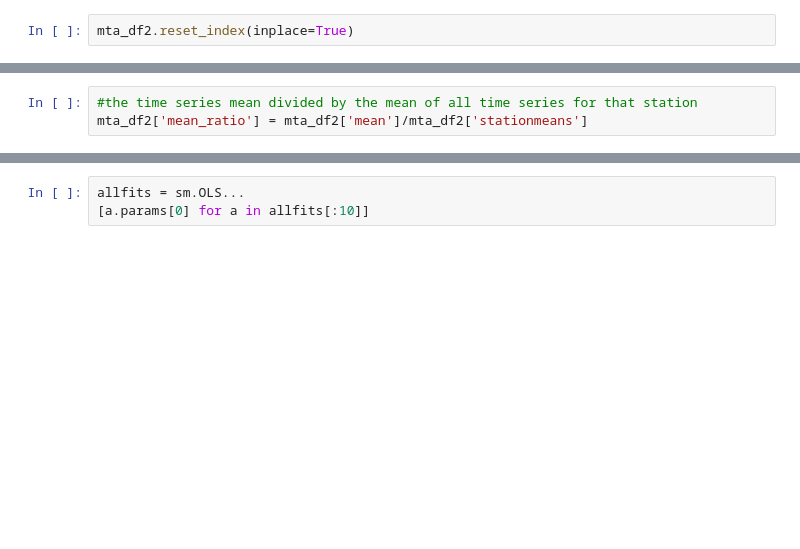
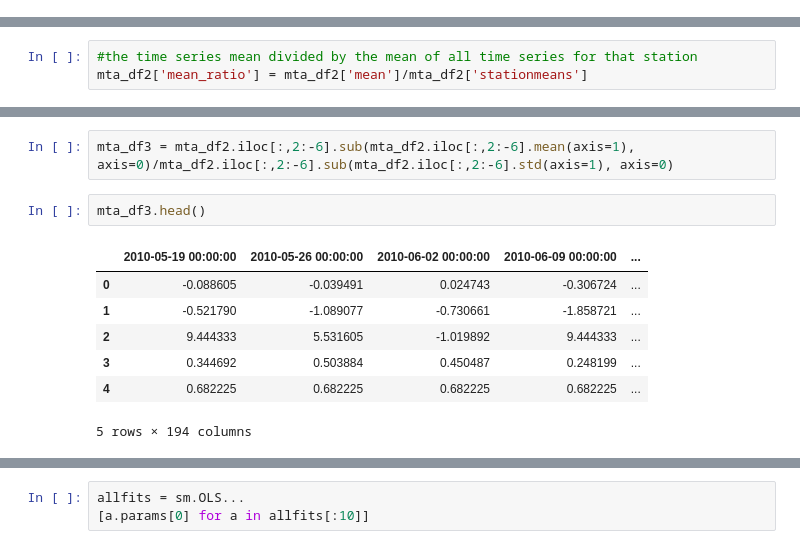
Before and after one commit to samjfalk/PUI2018_sjf374, a Jupyter notebook: HW11_sjf374/HW11_sjf374.ipynb, the cells around one changed output, grey strips where cells are left out. Saved outputs shown, nothing was run; the diff lists cells and outputs as text; blank space fills up the shorter version.

```diff
--- a/HW11_sjf374/HW11_sjf374.ipynb
+++ b/HW11_sjf374/HW11_sjf374.ipynb
@@ -743,5 +714,3 @@ mta_df2.loc[['47']].values.mean()
-# %%
-mta_df2.reset_index(inplace=True)
 # %%
 mta_df2[mta_df2['stations'] == '47'].iloc[:,2:10].values.mean()
 # %% [output]
@@ -861,0 +810,12 @@ Text(0, 0.5, 'standardized number of rides')
+# %%
+mta_df3 = mta_df2.iloc[:,2:-6].sub(mta_df2.iloc[:,2:-6].mean(axis=1), axis=0)/mta_df2.iloc[:,2:-6].sub(mta_df2.iloc[:,2:-6].std(axis=1), axis=0)
+# %%
+mta_df3.head()
+# %% [output]
+|  | 2010-05-19 00:00:00 | 2010-05-26 00:00:00 | 2010-06-02 00:00:00 | 2010-06-09 00:00:00 | ... |
+| 0 | -0.088605 | -0.039491 | 0.024743 | -0.306724 | ... |
+| 1 | -0.521790 | -1.089077 | -0.730661 | -1.858721 | ... |
+| 2 | 9.444333 | 5.531605 | -1.019892 | 9.444333 | ... |
+| 3 | 0.344692 | 0.503884 | 0.450487 | 0.248199 | ... |
+| 4 | 0.682225 | 0.682225 | 0.682225 | 0.682225 | ... |
+5 rows × 194 columns
```
Also changed, not shown: parts of 30 cells of this notebook.
